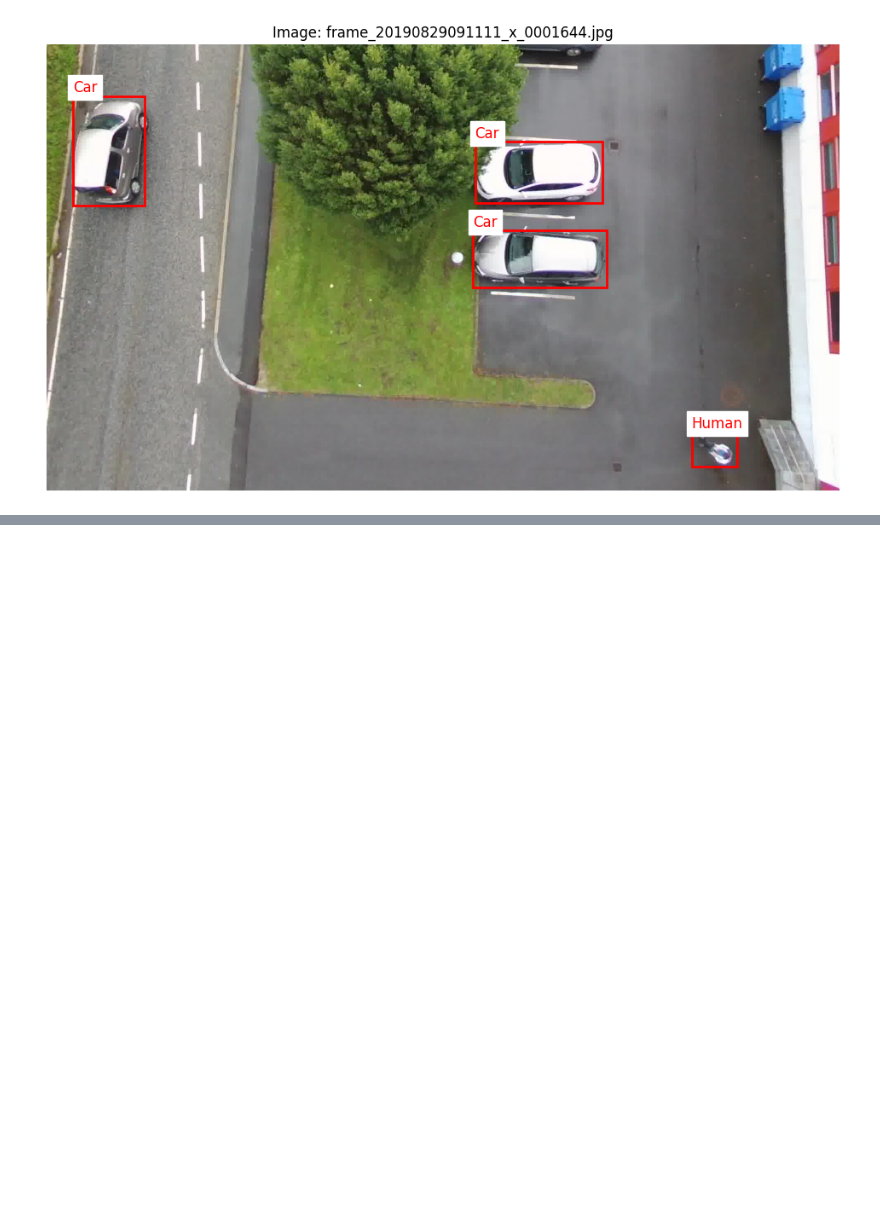
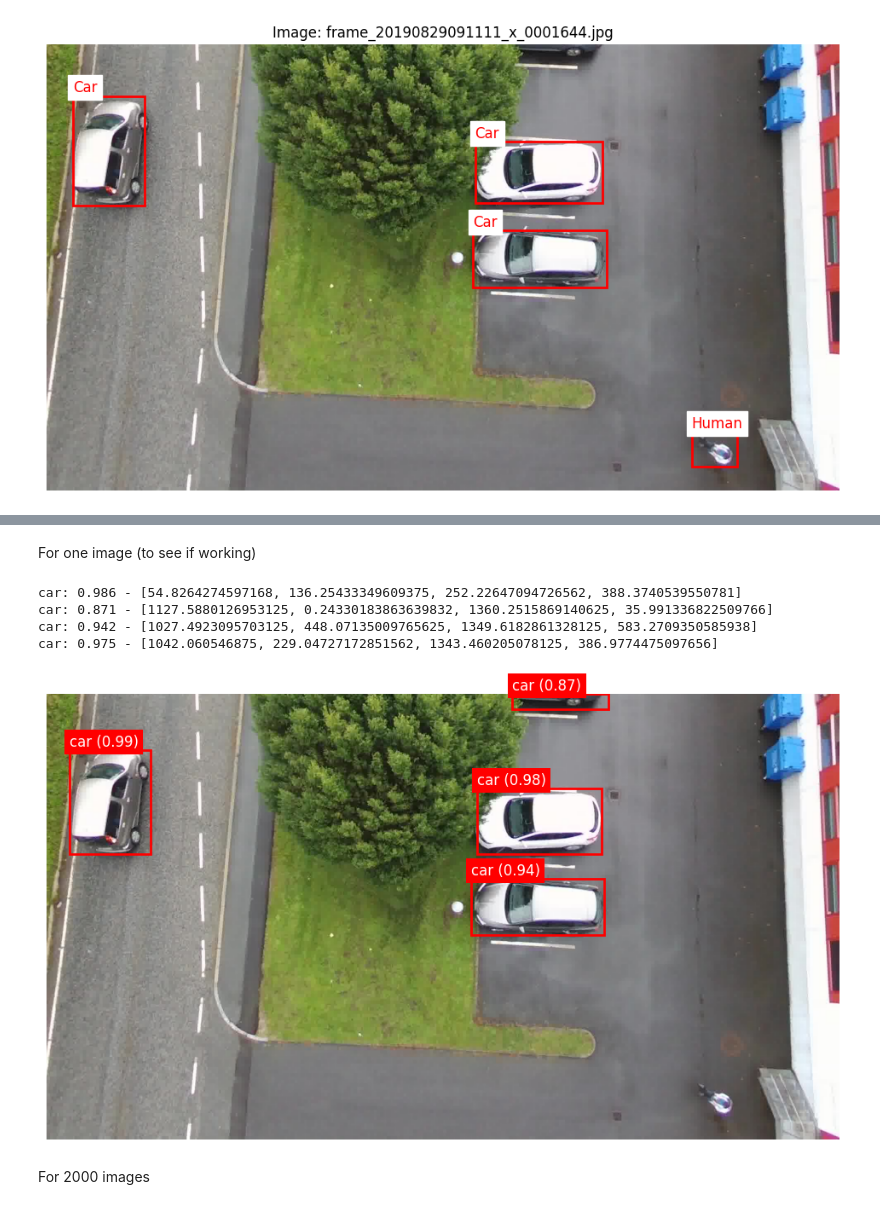
Before and after one commit to aycakrk/DI725_Ayca, a Jupyter notebook: assignment_2/ObjectDetection.ipynb, the cells around one changed output, grey strips where cells are left out. Drawn from its saved outputs; the diff is of its cells as text; code cells hidden in the pictures; blank space fills up the shorter version.

Commit message:
Yolos Inference & coco update & Update Yolos Inference with less classes

```diff
--- a/assignment_2/ObjectDetection.ipynb
+++ b/assignment_2/ObjectDetection.ipynb
@@ -128,0 +117,7 @@ plt.show()
+# %%
+from transformers import AutoImageProcessor, YolosForObjectDetection
+import torch
+
+# Model ve işlemciyi yükle
+processor = AutoImageProcessor.from_pretrained("hustvl/yolos-small")
+model = YolosForObjectDetection.from_pretrained("hustvl/yolos-small")
@@ -128,0 +131,59 @@ plt.show()
+# %% [markdown]
+For one image (to see if working)
+# %%
+from PIL import Image
+import requests
+import torchvision.transforms as T
+
+# Görseli yükle
+image_path = "/content/images/frame_20190829091111_x_0001644.jpg"
+image = Image.open(image_path)
+
+# Preprocessing + model
+inputs = processor(images=image, return_tensors="pt")
+with torch.no_grad():
+    outputs = model(**inputs)
+
+# Sonuçları işlemeye hazırla
+target_sizes = torch.tensor([image.size[::-1]])  # (H, W)
+results = processor.post_process_object_detection(outputs, target_sizes=target_sizes, threshold=0.7)[0]
+
+# Tahminleri yazdır
+for score, label, box in zip(results["scores"], results["labels"], results["boxes"]):
+    print(f"{model.config.id2label[label.item()]}: {round(score.item(), 3)} - {box.tolist()}")
+# %% [output]
+car: 0.986 - [54.8264274597168, 136.25433349609375, 252.22647094726562, 388.3740539550781]
+car: 0.871 - [1127.5880126953125, 0.24330183863639832, 1360.2515869140625, 35.991336822509766]
+car: 0.942 - [1027.4923095703125, 448.07135009765625, 1349.6182861328125, 583.2709350585938]
+car: 0.975 - [1042.060546875, 229.04727172851562, 1343.460205078125, 386.9774475097656]
+# %%
+import matplotlib.pyplot as plt
+import matplotlib.patches as patches
+
+# Görseli yükle
+fig, ax = plt.subplots(1, figsize=(12, 8))
+ax.imshow(image)
+
+# Bounding box çiz
+for score, label, box in zip(results["scores"], results["labels"], results["boxes"]):
+    if score < 0.7:
+        continue  # sadece güvenilir tahminleri çiz
+
+    box = box.tolist()
+    label_text = model.config.id2label[label.item()]
+
+    # Kutu
+    rect = patches.Rectangle((box[0], box[1]), box[2]-box[0], box[3]-box[1],
+                             linewidth=2, edgecolor='red', facecolor='none')
+    ax.add_patch(rect)
+
+    # Etiket
+    ax.text(box[0], box[1] - 10, f"{label_text} ({round(score.item(), 2)})",
+            color='white', fontsize=12, bbox=dict(facecolor='red', edgecolor='none'))
+
+plt.axis('off')
+plt.show()
+# %% [output]
+[figure, added]
+# %% [markdown]
+For 2000 images
```
Also changed, not shown: parts of 27 cells of this notebook.
